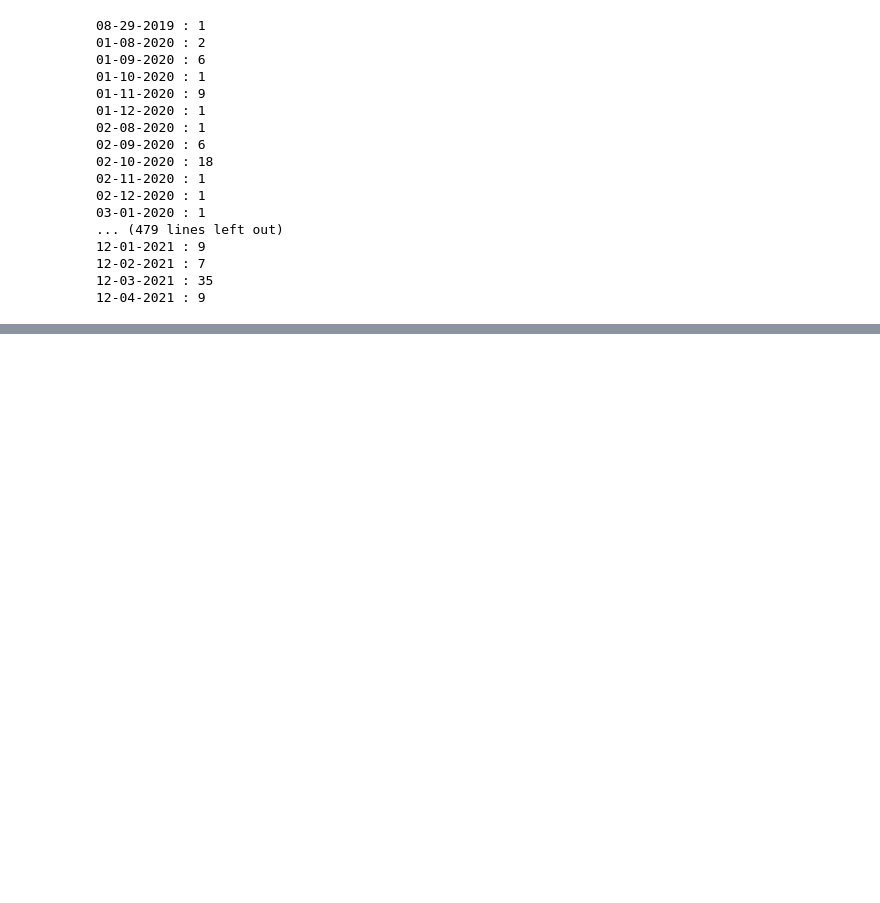
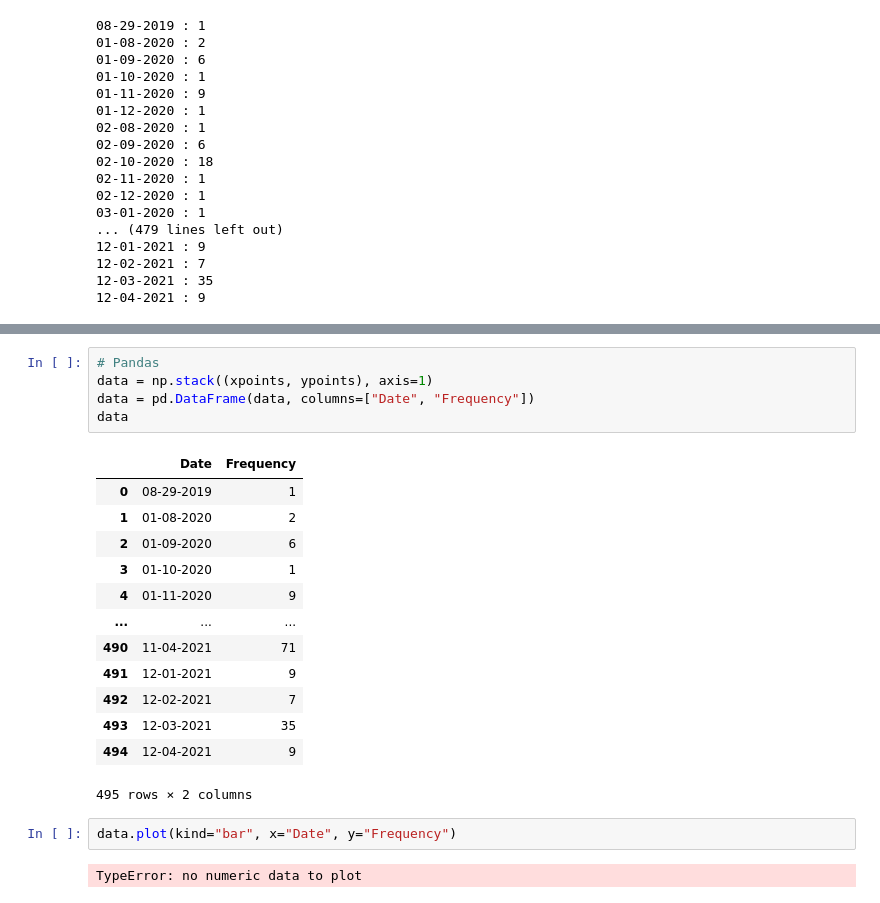
Before and after one commit to DabideBoi/ML-Covid-Prediction-General-Trias, a Jupyter notebook: ML Notebook.ipynb, the cells around one changed output, grey strips where cells are left out. Cells and saved outputs as stored; diff of their text form; blank space fills up the shorter version.

Commit message:
Converted points into DataFrame
Converted (xpoints, ypoints) to DataFrame and plotted using Pandas

```diff
--- a/ML Notebook.ipynb
+++ b/ML Notebook.ipynb
@@ -63,0 +65,23 @@ plt.show()
+# %%
+# Pandas
+data = np.stack((xpoints, ypoints), axis=1)
+data = pd.DataFrame(data, columns=["Date", "Frequency"])
+data
+# %% [output]
+|  | Date | Frequency |
+| 0 | 08-29-2019 | 1 |
+| 1 | 01-08-2020 | 2 |
+| 2 | 01-09-2020 | 6 |
+| 3 | 01-10-2020 | 1 |
+| 4 | 01-11-2020 | 9 |
+| ... | ... | ... |
+| 490 | 11-04-2021 | 71 |
+| 491 | 12-01-2021 | 9 |
+| 492 | 12-02-2021 | 7 |
+| 493 | 12-03-2021 | 35 |
+| 494 | 12-04-2021 | 9 |
+495 rows × 2 columns
+# %%
+data.plot(kind="bar", x="Date", y="Frequency")
+# %% [output]
+TypeError: no numeric data to plot
```
Also changed, not shown: parts of 1 cell of this notebook.
